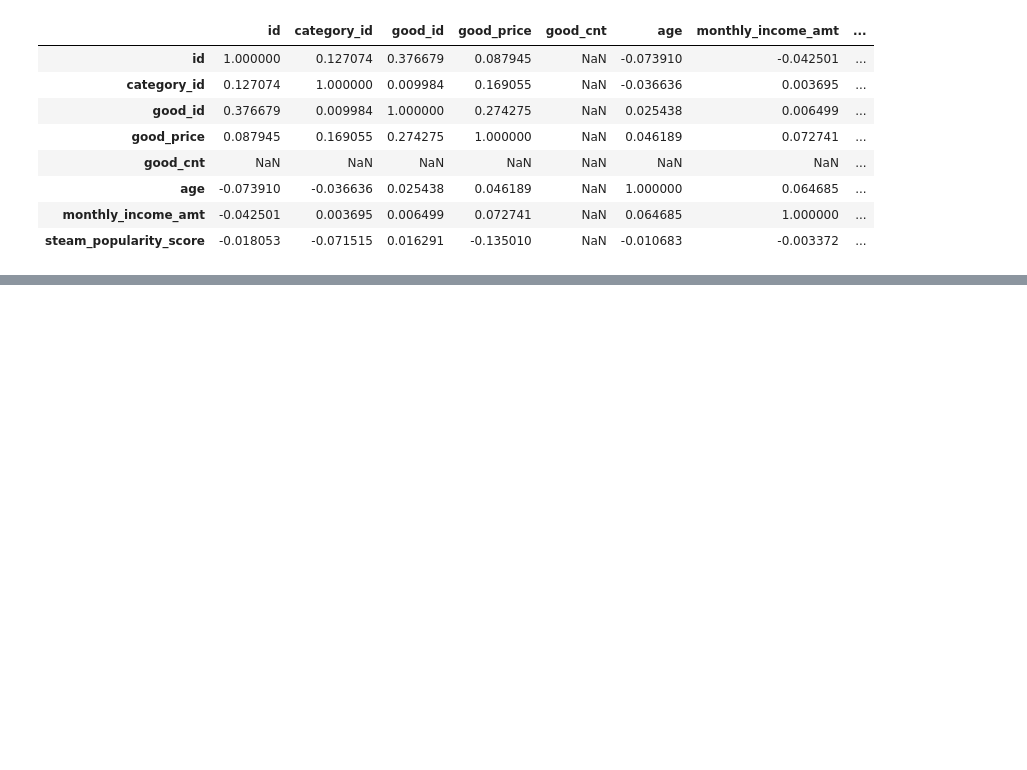
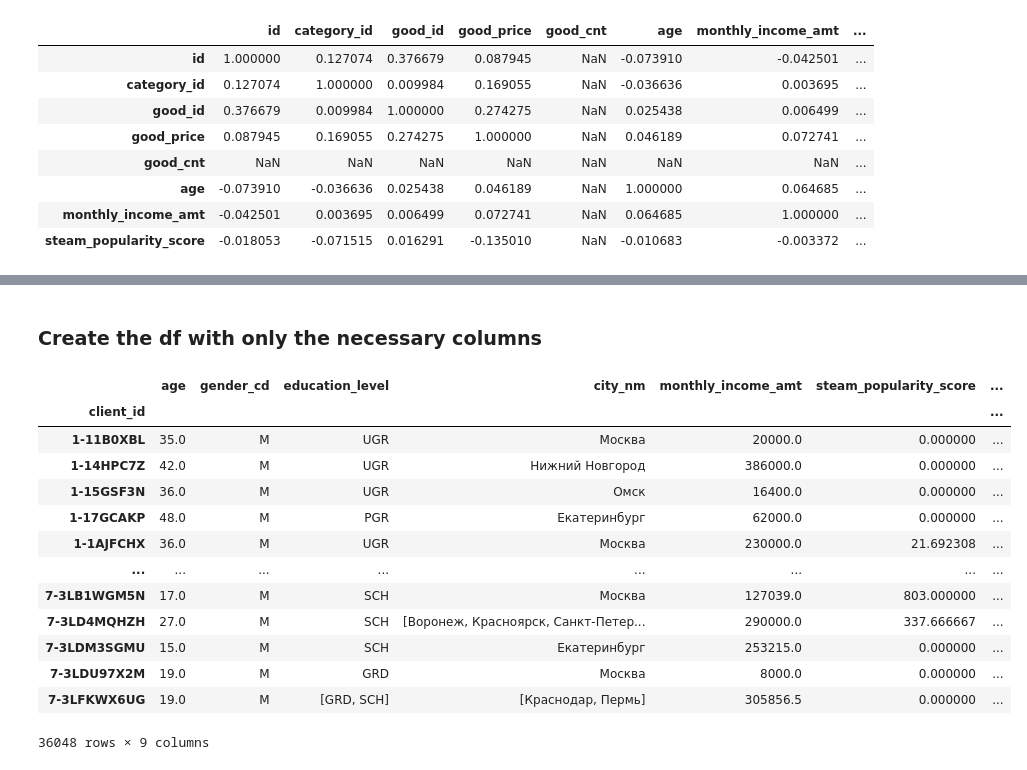
Before and after one commit to MatveyPRO3/DANO_23_project_tour, a Jupyter notebook: main.ipynb, the cells around one changed output, grey strips where cells are left out. Cells and saved outputs as stored; diff of their text form; code cells hidden in the pictures; blank space fills up the shorter version.

```diff
--- a/main.ipynb
+++ b/main.ipynb
@@ -69,0 +127,3 @@ correlation_matrix
+# %%
+numeric_cols = clearDf.select_dtypes(include=['float64', 'int64']).columns
+numeric_means = clearDf.groupby('client_id')[numeric_cols].mean()
@@ -69,0 +132,3 @@ correlation_matrix
+# %%
+string_cols = clearDf.select_dtypes(include=['object']).columns
+string_modes = clearDf.groupby('client_id')[string_cols].agg(pd.Series.mode)
@@ -69,0 +137,3 @@ correlation_matrix
+# %%
+for col in string_modes:
+    string_modes[col] = string_modes[col].apply(lambda x: x[0] if isinstance(x, pd.Series) else x)
@@ -69,0 +142,2 @@ correlation_matrix
+# %%
+result_df = pd.concat([numeric_means, string_modes, clientsWithOrderCount], axis=1)
@@ -69,0 +156,20 @@ correlation_matrix
+# %% [markdown]
+### Create the df with only the necessary columns
+# %%
+result_df_short = result_df[["age", "gender_cd", "education_level", 'city_nm', "monthly_income_amt", "steam_popularity_score", "category_name", "good_price", "count"]]
+result_df_short
+# %% [output]
+|  | age | gender_cd | education_level | city_nm | monthly_income_amt | steam_popularity_score | ... |
+| client_id |  |  |  |  |  |  | ... |
+| 1-11B0XBL | 35.0 | M | UGR | Москва | 20000.0 | 0.000000 | ... |
+| 1-14HPC7Z | 42.0 | M | UGR | Нижний Новгород | 386000.0 | 0.000000 | ... |
+| 1-15GSF3N | 36.0 | M | UGR | Омск | 16400.0 | 0.000000 | ... |
+| 1-17GCAKP | 48.0 | M | PGR | Екатеринбург | 62000.0 | 0.000000 | ... |
+| 1-1AJFCHX | 36.0 | M | UGR | Москва | 230000.0 | 21.692308 | ... |
+| ... | ... | ... | ... | ... | ... | ... | ... |
+| 7-3LB1WGM5N | 17.0 | M | SCH | Москва | 127039.0 | 803.000000 | ... |
+| 7-3LD4MQHZH | 27.0 | M | SCH | [Воронеж, Красноярск, Санкт-Петер... | 290000.0 | 337.666667 | ... |
+| 7-3LDM3SGMU | 15.0 | M | SCH | Екатеринбург | 253215.0 | 0.000000 | ... |
+| 7-3LDU97X2M | 19.0 | M | GRD | Москва | 8000.0 | 0.000000 | ... |
+| 7-3LFKWX6UG | 19.0 | M | [GRD, SCH] | [Краснодар, Пермь] | 305856.5 | 0.000000 | ... |
+36048 rows × 9 columns
```
Also changed, not shown: parts of 12 cells of this notebook.
